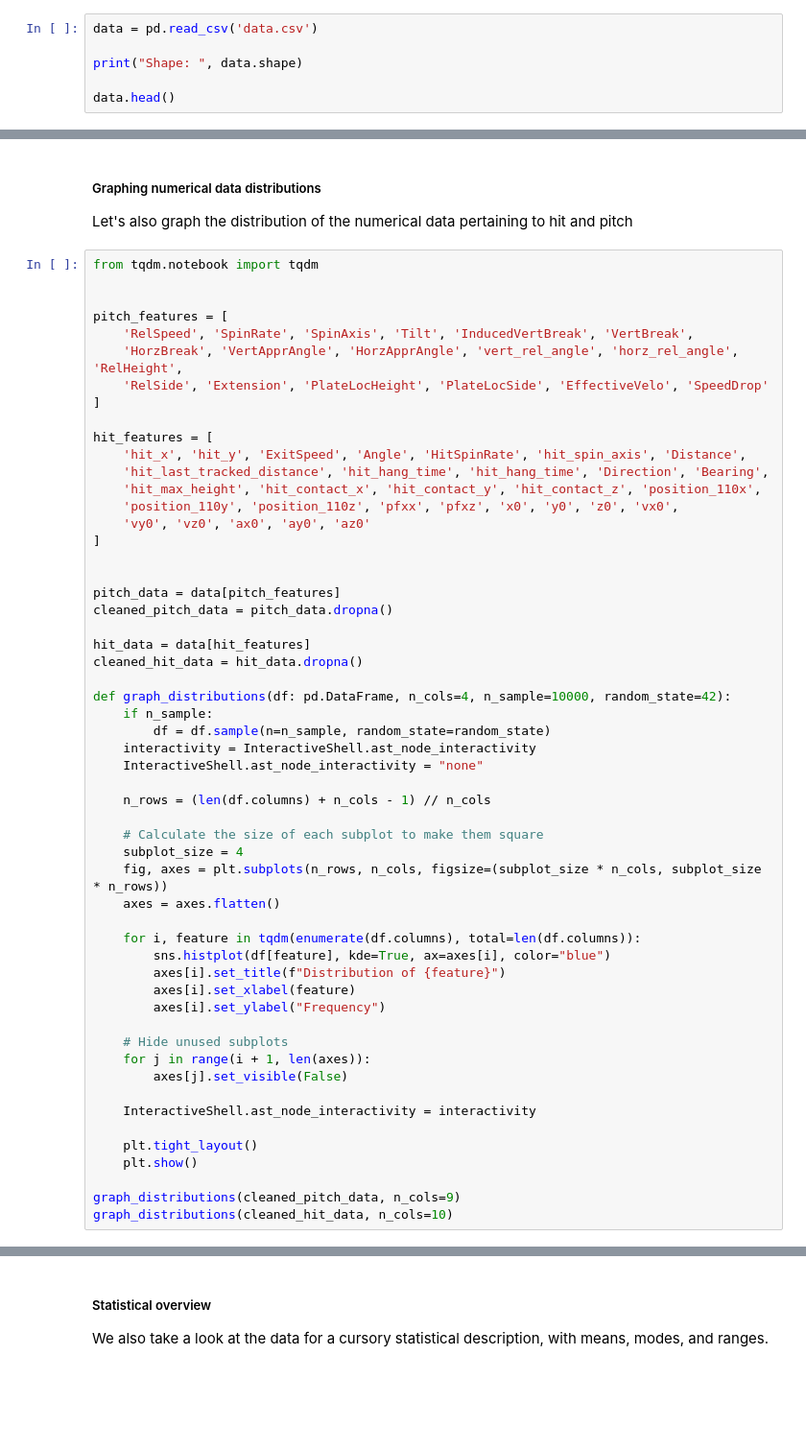
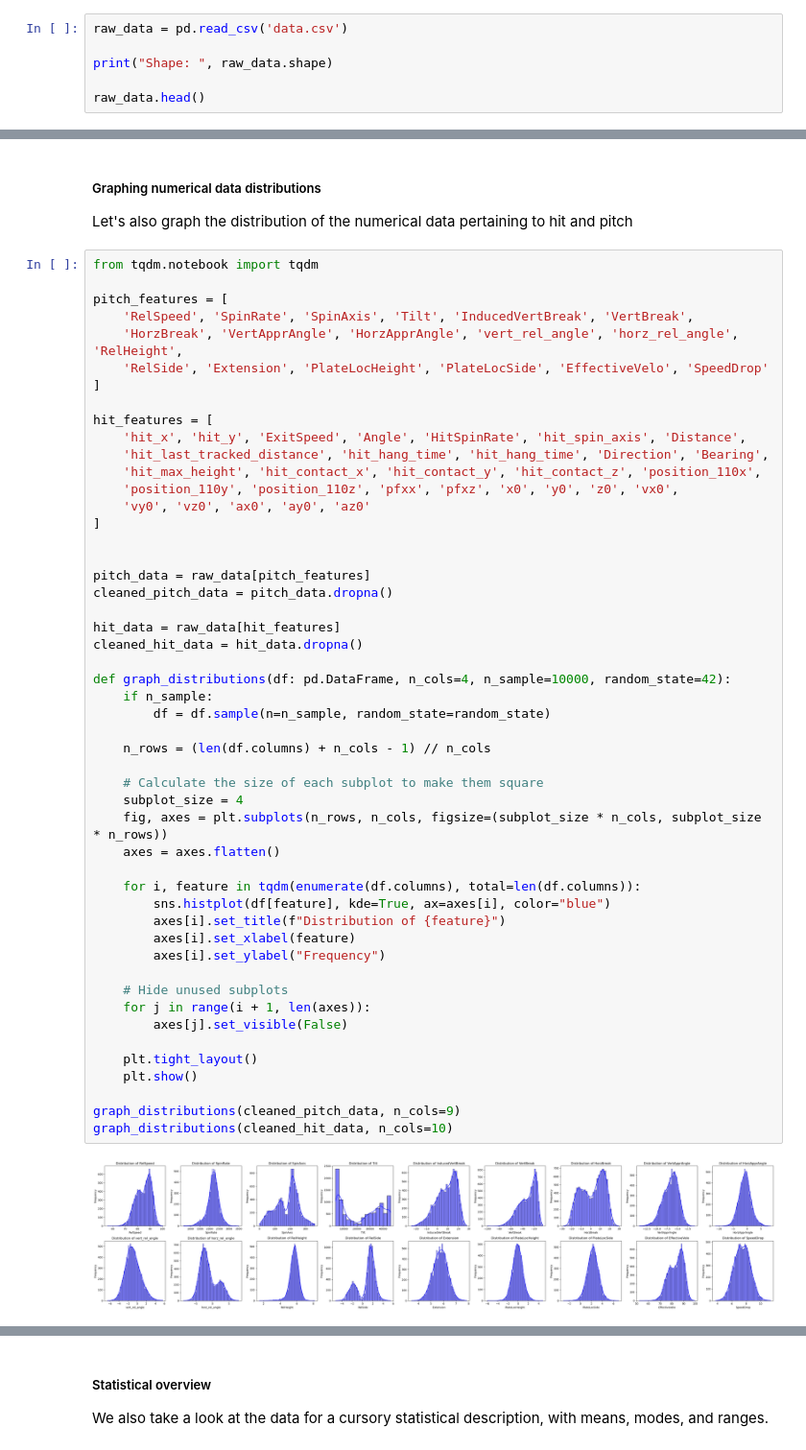
Before and after one commit to dylan-dang/baseball-ml-project, a Jupyter notebook: notebook.ipynb, the cells around one changed output, grey strips where cells are left out. Shown at 96% size. Cells and saved outputs as stored; diff of their text form; blank space fills up the shorter version.

```diff
--- a/notebook.ipynb
+++ b/notebook.ipynb
@@ -38,8 +34,8 @@ InteractiveShell.ast_node_interactivity = "all"
 # %% [markdown]
 ##### Print the head of the data as a cursory look
 # %%
-data = pd.read_csv('data.csv')
+raw_data = pd.read_csv('data.csv')
 
-print("Shape: ", data.shape)
+print("Shape: ", raw_data.shape)
 
-data.head()
+raw_data.head()
@@ -318,7 +331,6 @@ The results of this are quite interesting - they show that the highest correlate
 Let's also graph the distribution of the numerical data pertaining to hit and pitch
 # %%
 from tqdm.notebook import tqdm
-
 
 pitch_features = [
     'RelSpeed', 'SpinRate', 'SpinAxis', 'Tilt', 'InducedVertBreak', 'VertBreak',
@@ -335,39 +347,37 @@ hit_features = [
 ]
 
 
-pitch_data = data[pitch_features]
+pitch_data = raw_data[pitch_features]
 cleaned_pitch_data = pitch_data.dropna()
 
-hit_data = data[hit_features]
+hit_data = raw_data[hit_features]
 cleaned_hit_data = hit_data.dropna()
 
 def graph_distributions(df: pd.DataFrame, n_cols=4, n_sample=10000, random_state=42):
     if n_sample:
         df = df.sample(n=n_sample, random_state=random_state)
-    interactivity = InteractiveShell.ast_node_interactivity
-    InteractiveShell.ast_node_interactivity = "none"
 
     n_rows = (len(df.columns) + n_cols - 1) // n_cols
 
     # Calculate the size of each subplot to make them square
     subplot_size = 4
     fig, axes = plt.subplots(n_rows, n_cols, figsize=(subplot_size * n_cols, subplot_size * n_rows))
     axes = axes.flatten()
 
     for i, feature in tqdm(enumerate(df.columns), total=len(df.columns)):
         sns.histplot(df[feature], kde=True, ax=axes[i], color="blue")
         axes[i].set_title(f"Distribution of {feature}")
         axes[i].set_xlabel(feature)
         axes[i].set_ylabel("Frequency")
 
     # Hide unused subplots
     for j in range(i + 1, len(axes)):
         axes[j].set_visible(False)
 
-    InteractiveShell.ast_node_interactivity = interactivity
-
     plt.tight_layout()
     plt.show()
 
 graph_distributions(cleaned_pitch_data, n_cols=9)
 graph_distributions(cleaned_hit_data, n_cols=10)
+# %% [output]
+[figure, added]
```
Also changed, not shown: parts of 20 cells of this notebook.
